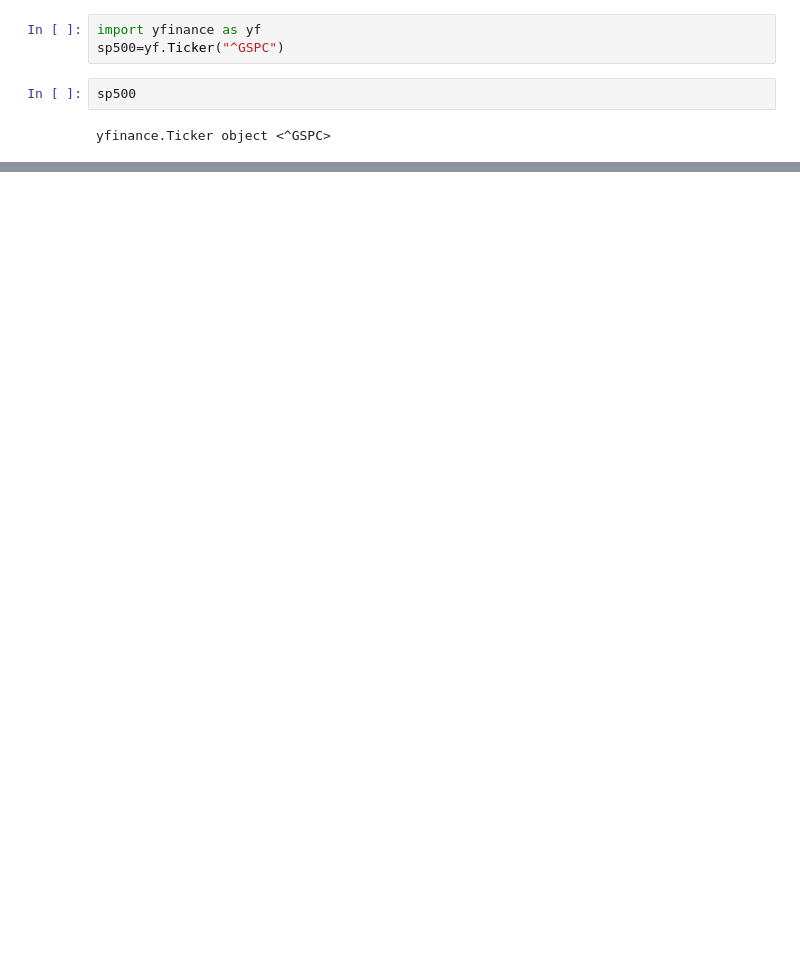
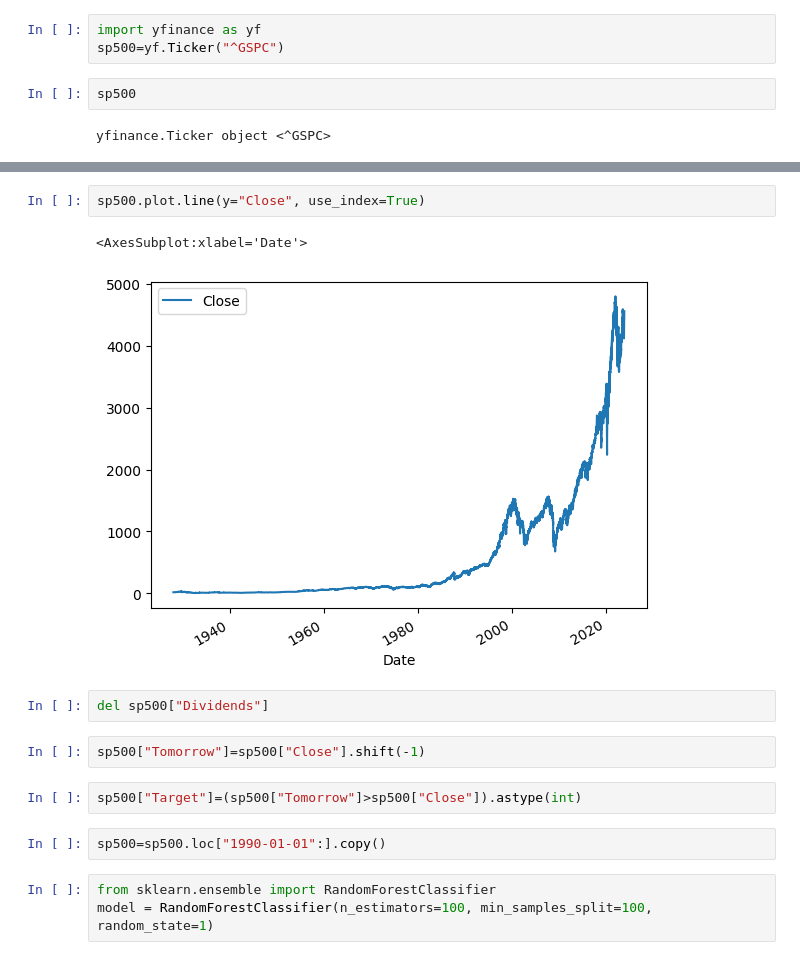
Before and after one commit to SaumikDana/Machine_Learning_Trading, a Jupyter notebook: ml_trading.ipynb, the cells around one changed output, grey strips where cells are left out. Drawn from its saved outputs; the diff is of its cells as text; blank space fills up the shorter version.

```diff
--- a/ml_trading.ipynb
+++ b/ml_trading.ipynb
@@ -26,0 +42,16 @@ sp500
+# %%
+sp500.plot.line(y="Close", use_index=True)
+# %% [output]
+<AxesSubplot:xlabel='Date'>
+[figure, added]
+# %%
+del sp500["Dividends"]
+# %%
+sp500["Tomorrow"]=sp500["Close"].shift(-1)
+# %%
+sp500["Target"]=(sp500["Tomorrow"]>sp500["Close"]).astype(int)
+# %%
+sp500=sp500.loc["1990-01-01":].copy()
+# %%
+from sklearn.ensemble import RandomForestClassifier
+model = RandomForestClassifier(n_estimators=100, min_samples_split=100, random_state=1)
```
Also changed, not shown: parts of 6 cells of this notebook.
